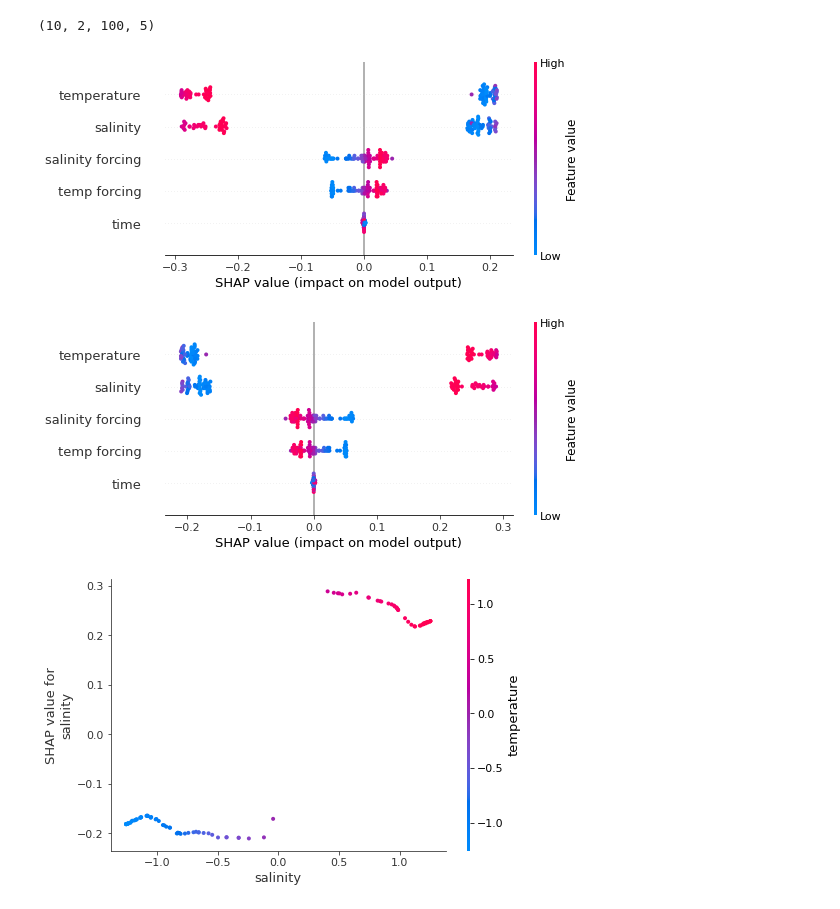
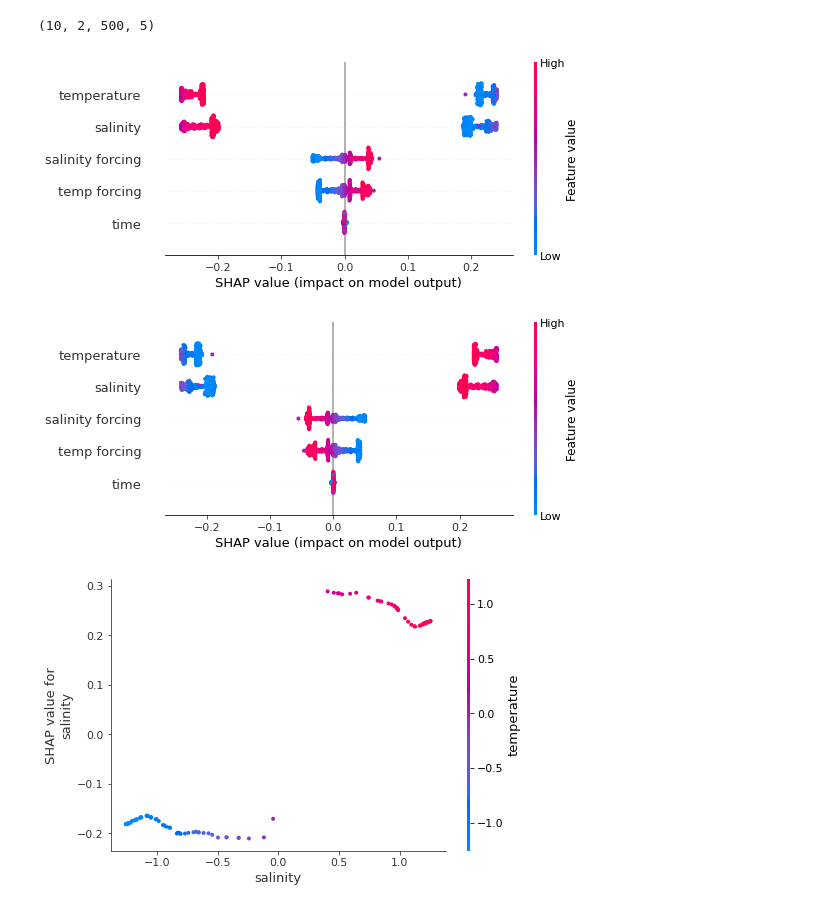
Before and after one commit to CompClimate/AMOC_XAI, a Jupyter notebook: stommel_shap_salinity_temp.ipynb, the cells around one changed output. Saved outputs shown, nothing was run; the diff lists cells and outputs as text; code cells hidden in the pictures.

Commit message:
xai plot for sal/temp changing

```diff
--- a/stommel_shap_salinity_temp.ipynb
+++ b/stommel_shap_salinity_temp.ipynb
@@ -30,8 +30,8 @@ Y_train = keras.utils.to_categorical(y_train)
 Y_val = keras.utils.to_categorical(y_val)
 Y_test = keras.utils.to_categorical(y_test)
 # %%
-X_train100 = shap.sample(X_train_scaled, 100)
-X_val100 = shap.sample(X_val_scaled, 100)
+X_train500 = shap.sample(X_train_scaled, 500)
+X_val500 = shap.sample(X_val_scaled, 500)
 shap_values_list = []
 # %%
 for i in range(10):
@@ -47,8 +47,8 @@ for i in range(10):
     model.load_weights('models/stommel_model_ts_sine_'+str(i)+'.h5')
     model.compile(loss='binary_crossentropy', optimizer='adam', metrics=['accuracy'])
 
-    explainer = shap.KernelExplainer(model.predict, X_train100, feature_names=['time', 'salinity', 'temperature', 'forcing'])
-    shap_values = explainer.shap_values(X_val100)
+    explainer = shap.KernelExplainer(model.predict, X_train500, feature_names=['time', 'salinity', 'temperature', 'salinity forcing', 'temperature forcing'])
+    shap_values = explainer.shap_values(X_val500)
     shap_values_list.append(shap_values)
 # %% [output]
 0
@@ -228,17 +150,17 @@ shap_values_list_np = np.array(shap_values_list)
 # %%
 shap_values_list_np.shape
 # %% [output]
-(10, 2, 100, 5)
+(10, 2, 500, 5)
 # %%
 shap_values_mean = np.mean(shap_values_list_np, axis=0)
 # %%
-shap.summary_plot(shap_values_mean[1], X_val100, feature_names=['time', 'salinity', 'temperature', 'salinity forcing', 'temp forcing'])
+shap.summary_plot(shap_values_mean[1], X_val500, feature_names=['time', 'salinity', 'temperature', 'salinity forcing', 'temp forcing'])
 # %% [output]
-[figure, old version]
+[figure, new version]
 # %%
-shap.summary_plot(shap_values_mean[0], X_val100, feature_names=['time', 'salinity', 'temperature', 'salinity forcing', 'temp forcing'])
+shap.summary_plot(shap_values_mean[0], X_val500, feature_names=['time', 'salinity', 'temperature', 'salinity forcing', 'temp forcing'])
 # %% [output]
-[figure, old version]
+[figure, new version]
 # %%
 shap.dependence_plot(1, shap_values_mean[0], X_val100, feature_names=['time', 'salinity', 'temperature', 'salinity forcing', 'temp forcing'])
 # %% [output]
```
Also changed, not shown: parts of 13 cells of this notebook.
